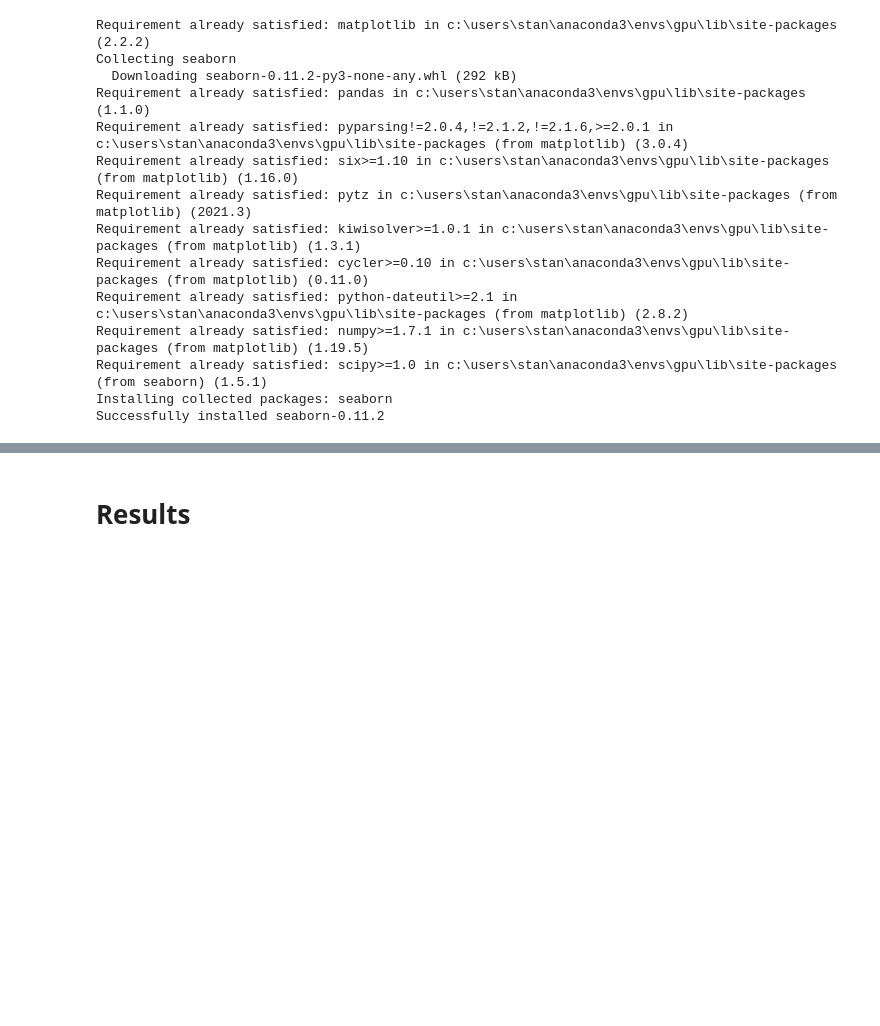
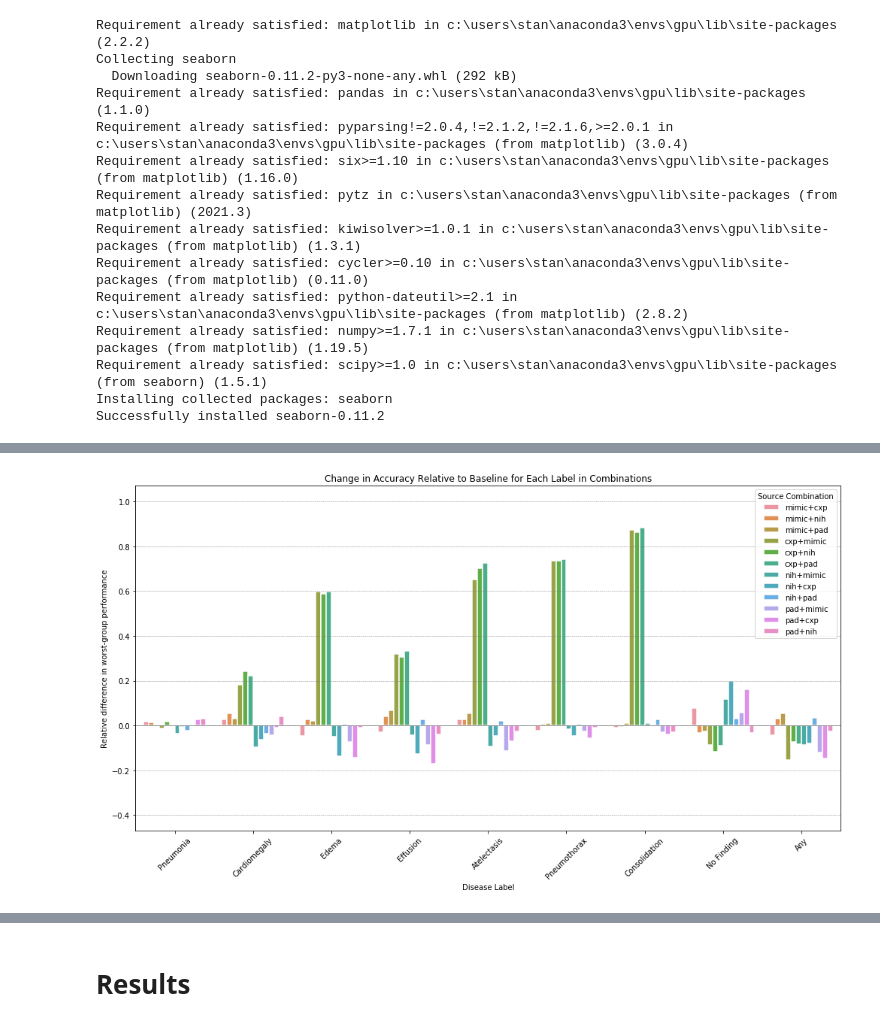
Before and after one commit to nstawski/dlh-final-project, a Jupyter notebook: Nina_Stawski_final_project_stats.ipynb, the cells around one changed output, grey strips where cells are left out. Saved outputs shown, nothing was run; the diff lists cells and outputs as text; code cells hidden in the pictures; blank space fills up the shorter version.

```diff
--- a/Nina_Stawski_final_project_stats.ipynb
+++ b/Nina_Stawski_final_project_stats.ipynb
@@ -2564,0 +2444,12 @@ print(one_dataset_combined_report.head())
+# %%
+timestamp_to_load = "04-05-2024-23-34-18"
+accuracy_breakdown_path = f"stats/{timestamp_to_load}_combined_accuracy_breakdown.csv"
+accuracy_totals_path = f"stats/{timestamp_to_load}_combined_accuracy_totals.csv"
+
+# Loading the DataFrames
+combined_accuracy = pd.read_csv(accuracy_breakdown_path)
+combined_report = pd.read_csv(accuracy_totals_path)
+
+# Now you can work with 'combined_accuracy_df' and 'combined_report_df' DataFrames
+print(combined_accuracy_df.head())  # Displays the first few rows of the DataFrame
+print(combined_report_df.head())
@@ -2649,30 +2539,31 @@ one_datasets_accuracy_changes_df = get_accuracy_df(one_dataset_combined_report)
 # %%
-def plot_breakdown_accuracy_changes(accuracy_changes_df, chart_name=""):
-    accuracy_changes_df['log_change'] = np.sign(accuracy_changes_df['change_in_accuracy']) * np.log(np.abs(accuracy_changes_df['change_in_accuracy']) + 1e-40)
+accuracy_changes_df['log_change'] = np.sign(accuracy_changes_df['change_in_accuracy']) * np.log(np.abs(accuracy_changes_df['change_in_accuracy']) + 1e-40)
 
-    plt.figure(figsize=(14, 8))
-    # Using seaborn's barplot to visualize the data, now using 'label' for the x-axis and 'part_source' for hue
-    label_order = ['Pneumonia', 'Cardiomegaly', 'Edema', 'Effusion', 'Atelectasis', 'Pneumothorax', 'Consolidation', 'No Finding', 'Any']
-    source_order = [
-        'mimic+cxp', 'mimic+nih', 'mimic+pad',
-        'cxp+mimic', 'cxp+nih', 'cxp+pad',
-        'nih+mimic', 'nih+cxp', 'nih+pad',
-        'pad+mimic', 'pad+cxp', 'pad+nih'
-    ]
+plt.figure(figsize=(14, 8))
+# Using seaborn's barplot to visualize the data, now using 'label' for the x-axis and 'part_source' for hue
+label_order = ['Pneumonia', 'Cardiomegaly', 'Edema', 'Effusion', 'Atelectasis', 'Pneumothorax', 'Consolidation', 'No Finding', 'Any']
+source_order = [
+    'mimic+cxp', 'mimic+nih', 'mimic+pad',
+    'cxp+mimic', 'cxp+nih', 'cxp+pad',
+    'nih+mimic', 'nih+cxp', 'nih+pad',
+    'pad+mimic', 'pad+cxp', 'pad+nih'
+]
 
-    ax = sns.barplot(data=accuracy_changes_df, y='change_in_accuracy', x='label', hue='source_combination', order=label_order, hue_order=source_order, dodge=1,edgecolor="white",
-                linewidth=1.5)
+ax = sns.barplot(data=accuracy_changes_df, y='change_in_accuracy', x='label', hue='source_combination', order=label_order, hue_order=source_order, dodge=1,edgecolor="white",
+            linewidth=1.5)
 
-    for y in ax.get_yticks():
-        plt.axhline(y, color='gray', linewidth=0.5, linestyle='--')
+for y in ax.get_yticks():
+    plt.axhline(y, color='gray', linewidth=0.5, linestyle='--')
 
-    # Add a horizontal line at zero to indicate no change
-    plt.axhline(0, color='gray', linewidth=0.8)
+# Add a horizontal line at zero to indicate no change
+plt.axhline(0, color='gray', linewidth=0.8)
 
-    plt.title(f'Change in Accuracy Relative to Baseline for Each Label in Combinations{" for " + chart_name if chart_name else None}')
-    plt.ylabel('Relative difference in worst-group performance')
-    plt.xlabel('Disease Label')
-    plt.xticks()
-    plt.legend(title='Source Combination', loc='upper right')
-    plt.tight_layout()
-    plt.show()
+plt.title('Change in Accuracy Relative to Baseline for Each Label in Combinations')
+plt.ylabel('Relative difference in worst-group performance')
+plt.xlabel('Disease Label')
+plt.xticks(rotation=45)
+plt.legend(title='Source Combination', loc='upper right')
+plt.tight_layout()
+plt.show()
+# %% [output]
+[figure, added]
```
Also changed, not shown: parts of 61 cells of this notebook, 1 other file.
